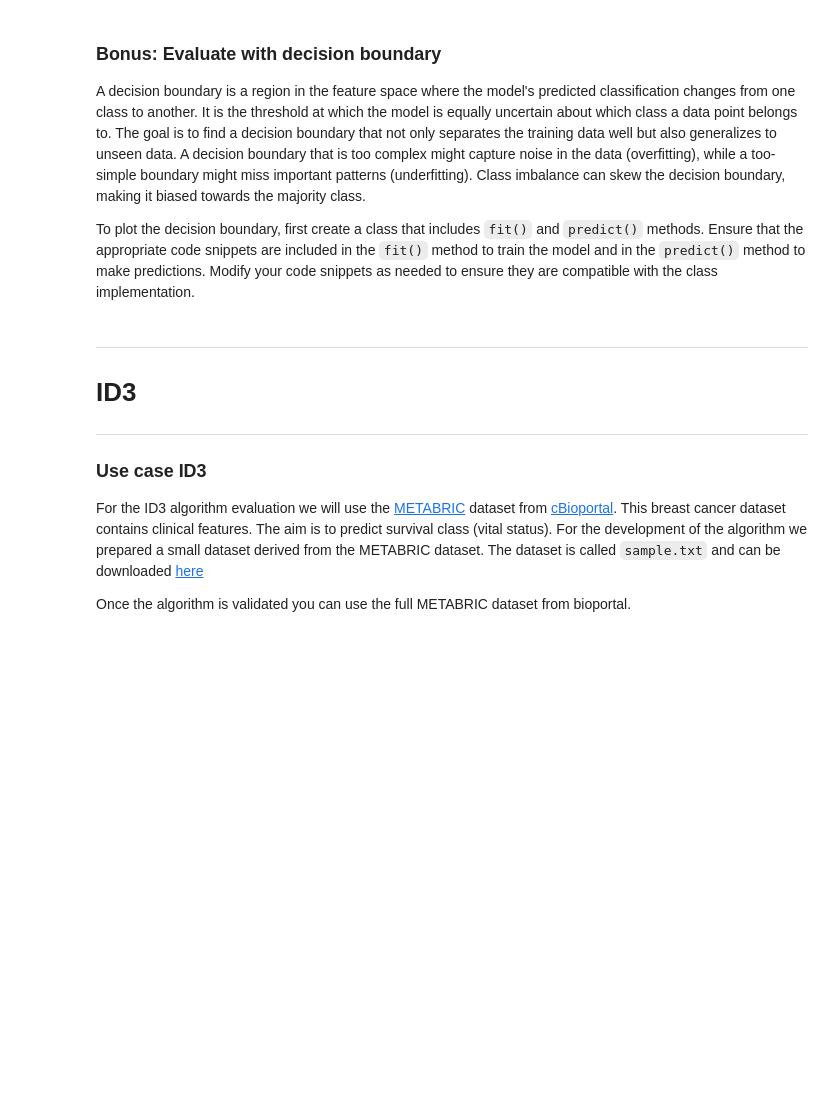
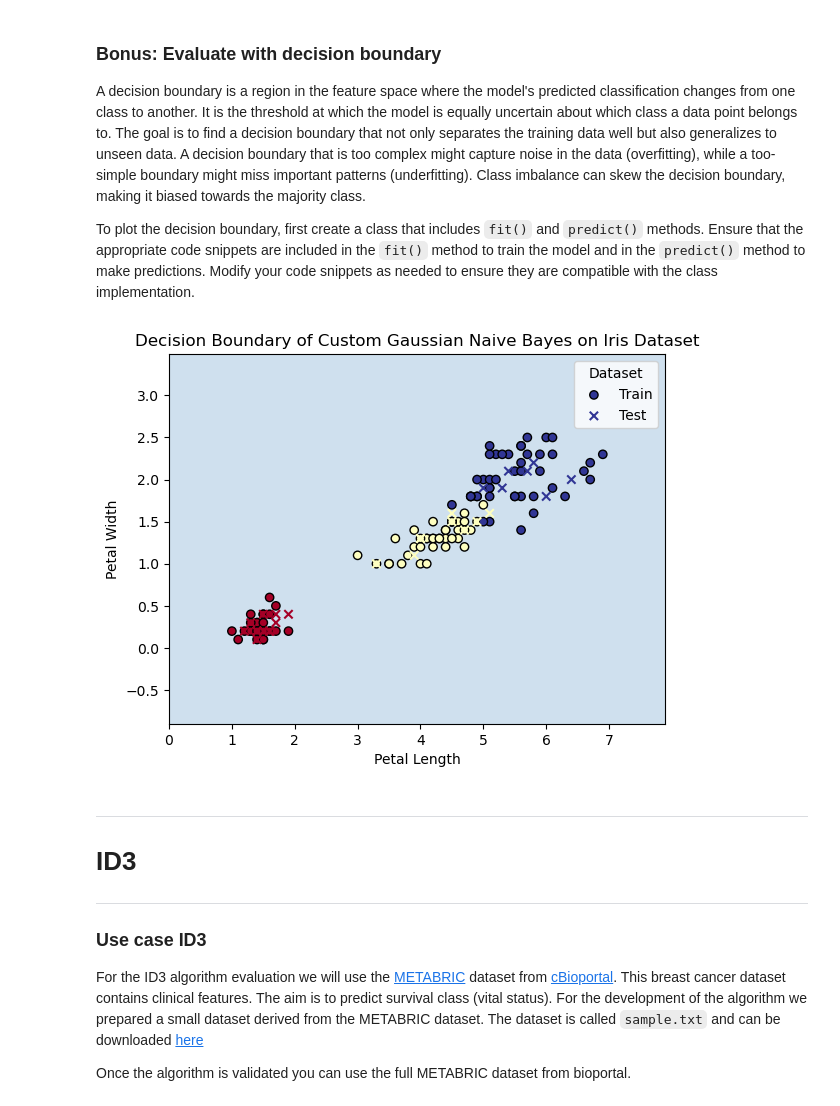
Before and after one commit to jgray1996/machinelearning, a Jupyter notebook: assignment 2/Assignment_Classification.ipynb, the cells around one changed output. Cells and saved outputs as stored; diff of their text form; code cells hidden in the pictures; blank space fills up the shorter version.

```diff
--- a/assignment 2/Assignment_Classification.ipynb
+++ b/assignment 2/Assignment_Classification.ipynb
@@ -349,3 +356,70 @@ plotter.decision_boundery(classifier, X_train, y_train, X_test, y_test)
+# %%
+# Custom Gaussian NB classifier example (replace this with your actual classifier)
+
+class NaiveBayesClassifyer:
+
+    var = None
+    theta = None
+    priors = None
+    classes = None
+
+    def fit(self, X, y):
+        self.get_priors(y)
+        self.get_likelihoods(X, y)
+
+    def predict(self, X, prob="gaus"):
+        if prob == "gaus":
+            y_hats = self.predict_proba_gaussian(X)
+            return self.classes[np.argmax(y_hats, axis=1)]
+        if prob == "log":
+            y_hats = self.predict_proba_log(X)
+            return self.classes[np.argmax(y_hats, axis=1)]
+
+    def get_priors(self, y):
+        classes, counts = np.unique(y, return_counts=True)
+        self.classes = classes
+        self.priors = counts/len(y)
+
+    def get_likelihoods(self, X, y):
+        classes = np.unique(y)
+        self.var = [np.var(X[y == c], axis=0) for c in classes]
+        self.theta = [np.std(X[y == c], axis=0) for c in classes]
+        return self.var, self.theta
+
+    def predict_proba_gaussian(self, X):
+        Pyx = list()
+        for c in range(len(self.classes)):
+            Pxy = np.exp(
+                -0.5 * (X - self.theta[c]) ** 2 / self.var[c]
+                ) / np.sqrt(2.0 * np.pi * self.var[c])
+            Py = self.priors[c]
+            Pyx.append(Pxy.prod(axis=1) * Py)
+        Pyx = np.array(Pyx).T
+        return Pyx / Pyx.sum(axis=1, keepdims=True)
+
+    def predict_proba_log(self, X):
+        log_Pyx = list()
+        for c in range(len(self.classes)):
+            log_Pxy = -0.5 * (np.log(self.var[c]) + (X - self.theta[c]
+                                                     ) ** 2 / self.var[c])
+            log_Py = np.log(self.priors[c])
+            log_Pyx.append(log_Pxy.sum(axis=1) + log_Py)
+        log_Pyx = np.array(log_Pyx).T
+        log_Pyx -= log_Pyx.max(axis=1, keepdims=True)
+        Pyx = np.exp(log_Pyx)
+        return Pyx / Pyx.sum(axis=1, keepdims=True)
+
+
+#### TEST CODE TO VISUALIZE THE DECISION BOUNDARY
+X_train, X_test, y_train, y_test = train_test_split(X, y, test_size=0.2)
+
+
+# Fit the classifier on all features
+classifier = NaiveBayesClassifyer()
+classifier.fit(X_train, y_train)
+plotter.decision_boundery(classifier, X_train, y_train, X_test, y_test)
+# %% [output]
+[figure, added]
 # %% [markdown]
 ---
 # ID3
```
Also changed, not shown: parts of 12 cells of this notebook, 4 other files.
